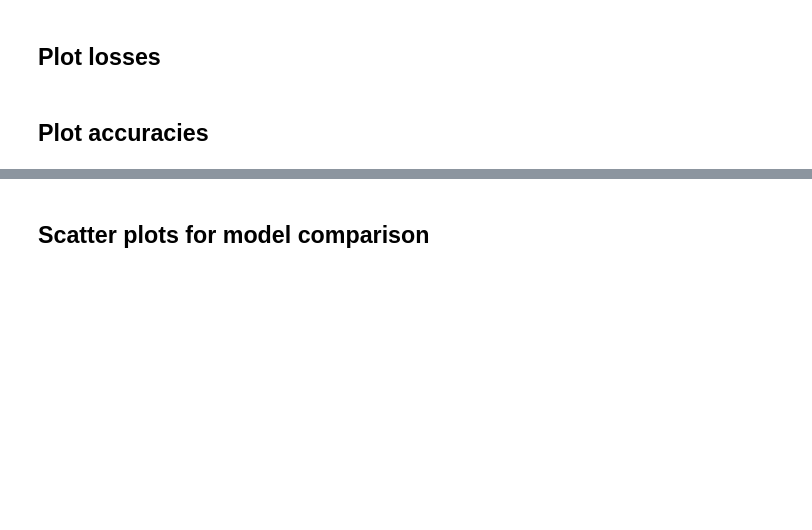
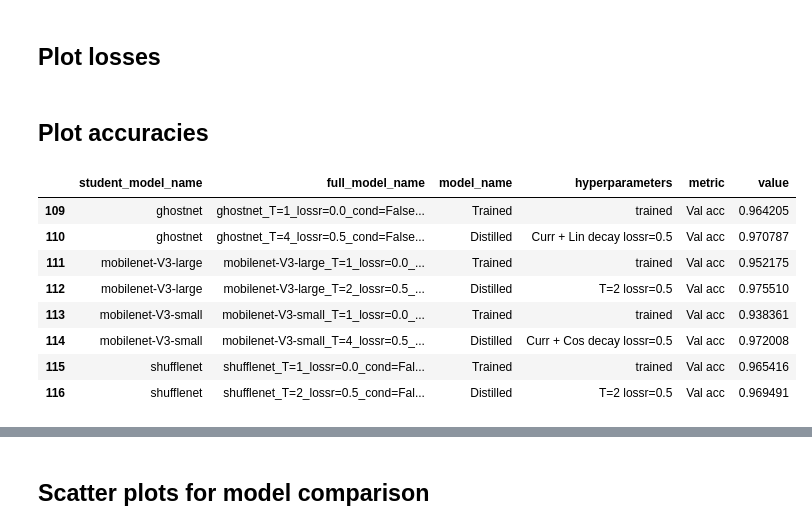
Before and after one commit to AndrisFreeman/KnowledgeDistillation_AZ, a Jupyter notebook: eval_experiments.ipynb, the cells around one changed output, grey strips where cells are left out. Cells and saved outputs as stored; diff of their text form; code cells hidden in the pictures; blank space fills up the shorter version.

```diff
--- a/eval_experiments.ipynb
+++ b/eval_experiments.ipynb
@@ -194,0 +235,12 @@ df_melted_accs['metric'] = [s.replace('_', ' ').capitalize() for s in df_melted_
+# %%
+df_kd_melted_accs
+# %% [output]
+|  | student_model_name | full_model_name | model_name | hyperparameters | metric | value |
+| 109 | ghostnet | ghostnet_T=1_lossr=0.0_cond=False... | Trained | trained | Val acc | 0.964205 |
+| 110 | ghostnet | ghostnet_T=4_lossr=0.5_cond=False... | Distilled | Curr + Lin decay lossr=0.5 | Val acc | 0.970787 |
+| 111 | mobilenet-V3-large | mobilenet-V3-large_T=1_lossr=0.0_... | Trained | trained | Val acc | 0.952175 |
+| 112 | mobilenet-V3-large | mobilenet-V3-large_T=2_lossr=0.5_... | Distilled | T=2 lossr=0.5 | Val acc | 0.975510 |
+| 113 | mobilenet-V3-small | mobilenet-V3-small_T=1_lossr=0.0_... | Trained | trained | Val acc | 0.938361 |
+| 114 | mobilenet-V3-small | mobilenet-V3-small_T=4_lossr=0.5_... | Distilled | Curr + Cos decay lossr=0.5 | Val acc | 0.972008 |
+| 115 | shufflenet | shufflenet_T=1_lossr=0.0_cond=Fal... | Trained | trained | Val acc | 0.965416 |
+| 116 | shufflenet | shufflenet_T=2_lossr=0.5_cond=Fal... | Distilled | T=2 lossr=0.5 | Val acc | 0.969491 |
```
Also changed, not shown: parts of 15 cells of this notebook, 17 other files.
